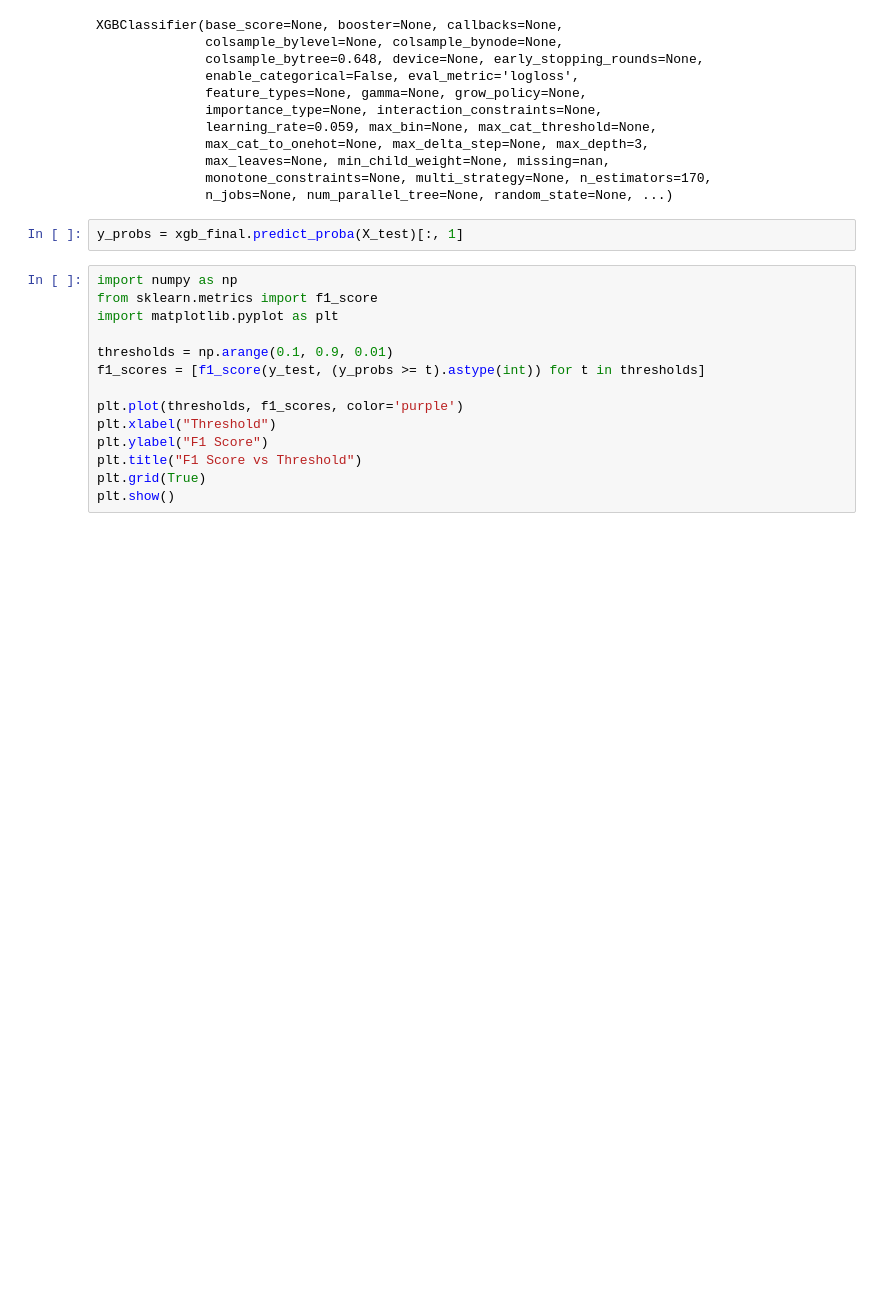
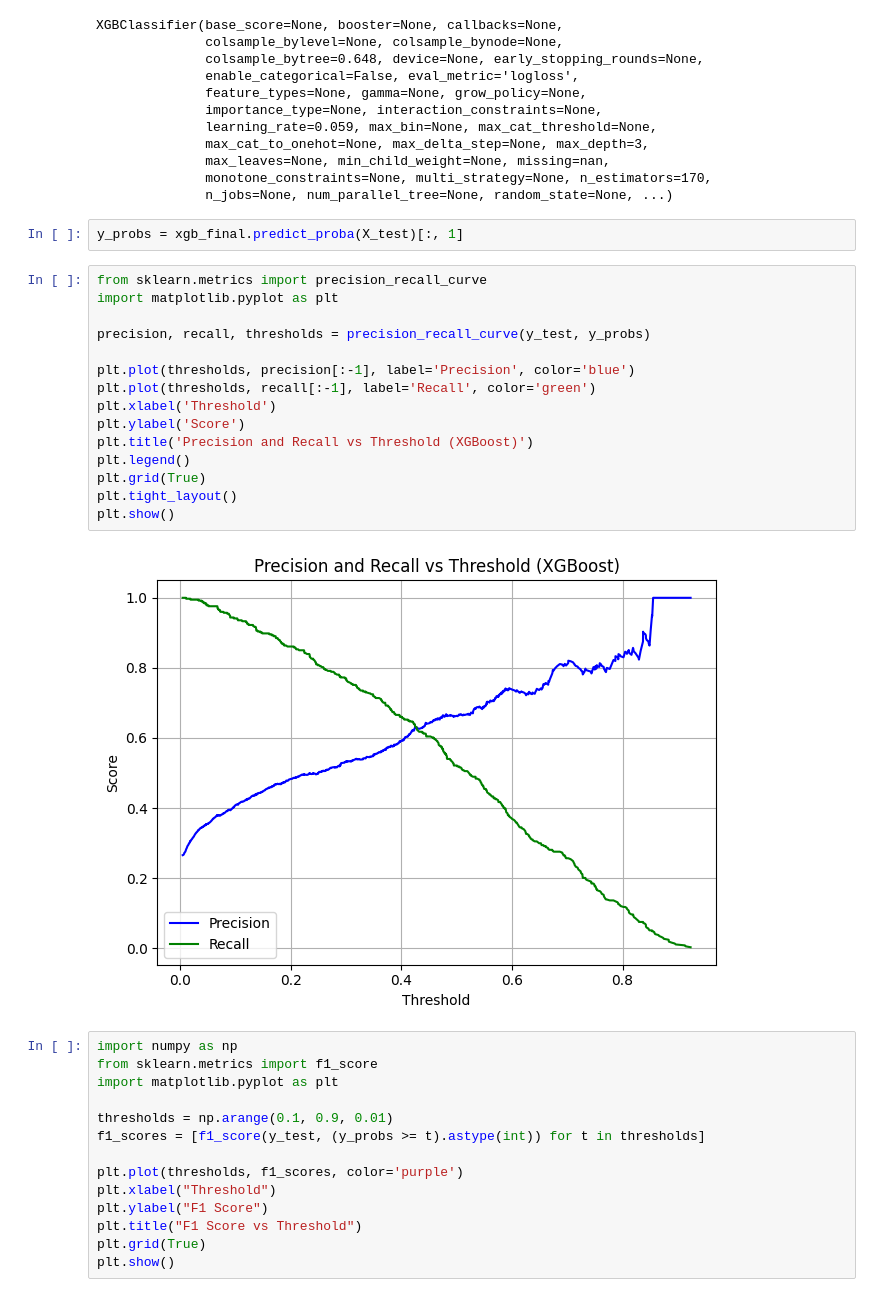
Before and after one commit to manipuppeteer/Data-Science-and-ML-Projects, a Jupyter notebook: Churn.ipynb, the cells around one changed output. Cells and saved outputs as stored; diff of their text form; blank space fills up the shorter version.

```diff
--- a/Churn.ipynb
+++ b/Churn.ipynb
@@ -538,6 +487,23 @@ XGBClassifier(base_score=None, booster=None, callbacks=None,
               n_jobs=None, num_parallel_tree=None, random_state=None, ...)
 # %%
 y_probs = xgb_final.predict_proba(X_test)[:, 1]
+# %%
+from sklearn.metrics import precision_recall_curve
+import matplotlib.pyplot as plt
+
+precision, recall, thresholds = precision_recall_curve(y_test, y_probs)
+
+plt.plot(thresholds, precision[:-1], label='Precision', color='blue')
+plt.plot(thresholds, recall[:-1], label='Recall', color='green')
+plt.xlabel('Threshold')
+plt.ylabel('Score')
+plt.title('Precision and Recall vs Threshold (XGBoost)')
+plt.legend()
+plt.grid(True)
+plt.tight_layout()
+plt.show()
+# %% [output]
+[figure, added]
 # %%
 import numpy as np
 from sklearn.metrics import f1_score
```
Also changed, not shown: parts of 20 cells of this notebook.
